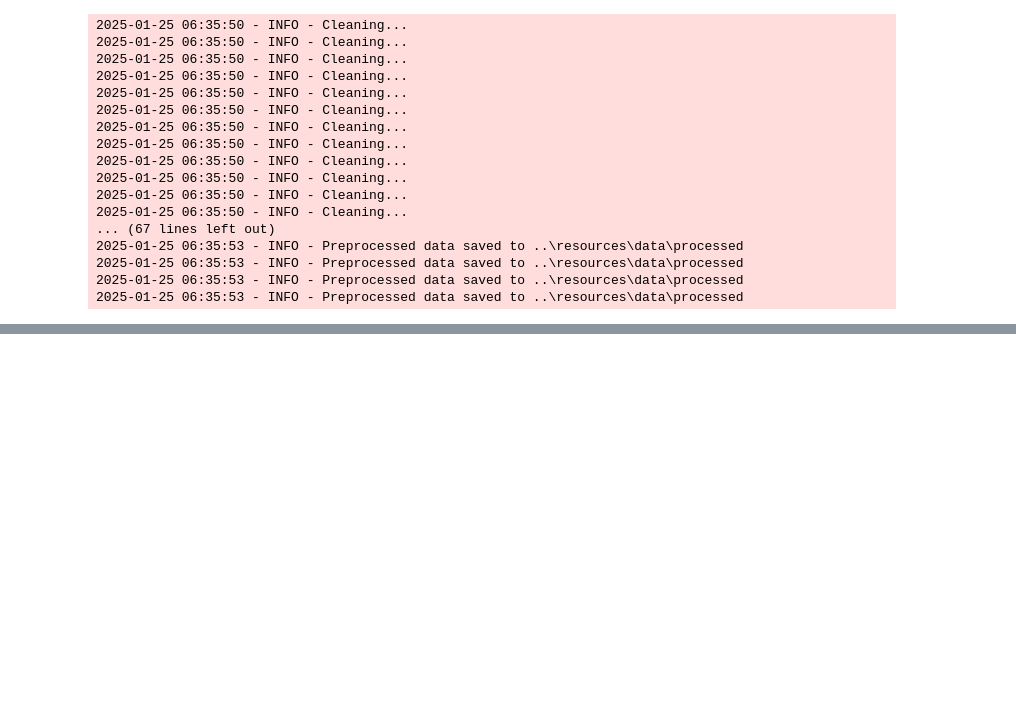
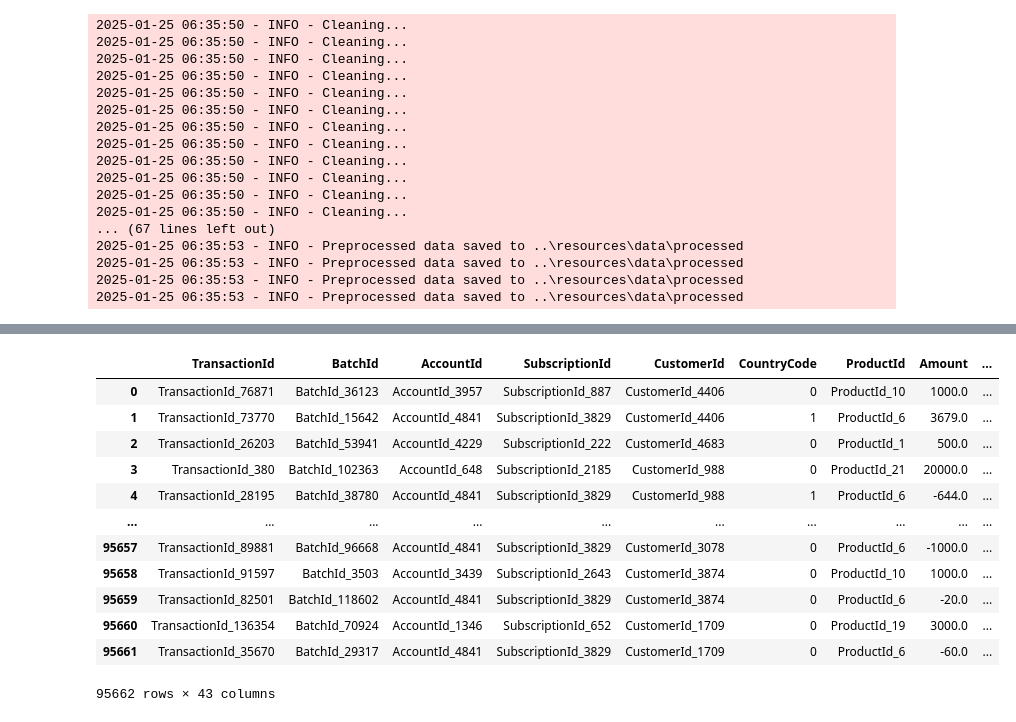
Before and after one commit to Khayo-7/10Academy-Kifiya-Week-6, a Jupyter notebook: notebooks/initial_EDA.ipynb, the cells around one changed output, grey strips where cells are left out. Cells and saved outputs as stored; diff of their text form; code cells hidden in the pictures; blank space fills up the shorter version.

```diff
--- a/notebooks/initial_EDA.ipynb
+++ b/notebooks/initial_EDA.ipynb
@@ -313,0 +361,7 @@ preprocessed_data = preprocess_data(data, irrelevant_columns, categorical_column
+# %%
+# Encode Categorical Variables
+categorical_columns = ["CurrencyCode", "ProductCategory", "ChannelId", "ProviderId"]
+label_cols = ['CountryCode']
+data = encode_categorical_variables(data, one_hot_cols=categorical_columns, label_cols=label_cols)
+data
+# %% [output]
@@ -313,0 +373,13 @@ preprocessed_data = preprocess_data(data, irrelevant_columns, categorical_column
+|  | TransactionId | BatchId | AccountId | SubscriptionId | CustomerId | CountryCode | ProductId | Amount | ... |
+| 0 | TransactionId_76871 | BatchId_36123 | AccountId_3957 | SubscriptionId_887 | CustomerId_4406 | 0 | ProductId_10 | 1000.0 | ... |
+| 1 | TransactionId_73770 | BatchId_15642 | AccountId_4841 | SubscriptionId_3829 | CustomerId_4406 | 1 | ProductId_6 | 3679.0 | ... |
+| 2 | TransactionId_26203 | BatchId_53941 | AccountId_4229 | SubscriptionId_222 | CustomerId_4683 | 0 | ProductId_1 | 500.0 | ... |
+| 3 | TransactionId_380 | BatchId_102363 | AccountId_648 | SubscriptionId_2185 | CustomerId_988 | 0 | ProductId_21 | 20000.0 | ... |
+| 4 | TransactionId_28195 | BatchId_38780 | AccountId_4841 | SubscriptionId_3829 | CustomerId_988 | 1 | ProductId_6 | -644.0 | ... |
+| ... | ... | ... | ... | ... | ... | ... | ... | ... | ... |
+| 95657 | TransactionId_89881 | BatchId_96668 | AccountId_4841 | SubscriptionId_3829 | CustomerId_3078 | 0 | ProductId_6 | -1000.0 | ... |
+| 95658 | TransactionId_91597 | BatchId_3503 | AccountId_3439 | SubscriptionId_2643 | CustomerId_3874 | 0 | ProductId_10 | 1000.0 | ... |
+| 95659 | TransactionId_82501 | BatchId_118602 | AccountId_4841 | SubscriptionId_3829 | CustomerId_3874 | 0 | ProductId_6 | -20.0 | ... |
+| 95660 | TransactionId_136354 | BatchId_70924 | AccountId_1346 | SubscriptionId_652 | CustomerId_1709 | 0 | ProductId_19 | 3000.0 | ... |
+| 95661 | TransactionId_35670 | BatchId_29317 | AccountId_4841 | SubscriptionId_3829 | CustomerId_1709 | 0 | ProductId_6 | -60.0 | ... |
+95662 rows × 43 columns
```
Also changed, not shown: parts of 6 cells of this notebook, 1 other file.
